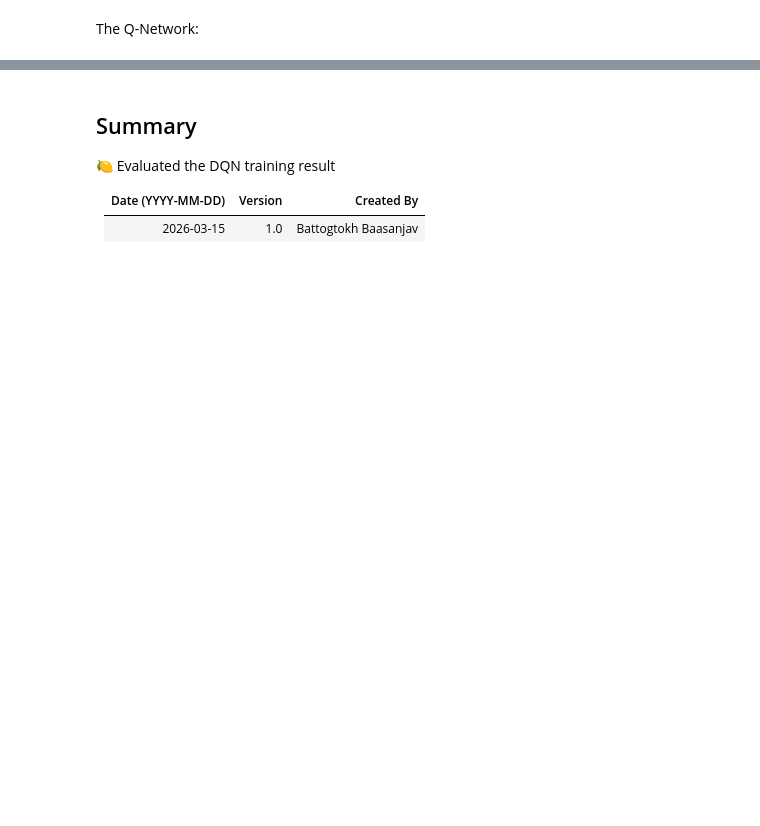
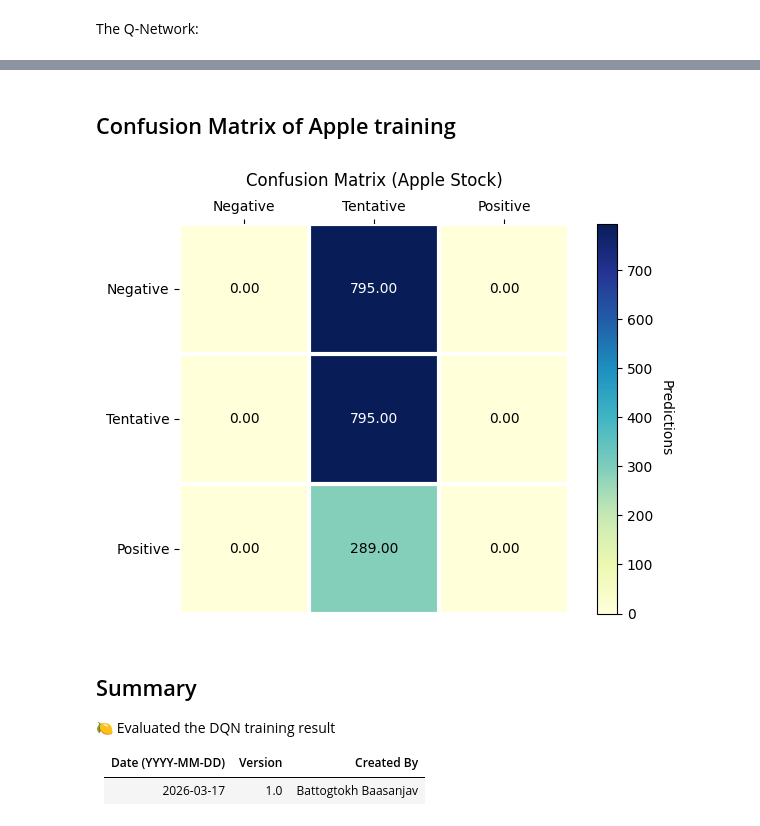
Before and after one commit to itoogii/Financial-AdvisorBot, a Jupyter notebook: reinforcement-learning/10_Backtesting.ipynb, the cells around one changed output, grey strips where cells are left out. Drawn from its saved outputs; the diff is of its cells as text; code cells hidden in the pictures; blank space fills up the shorter version.

```diff
--- a/reinforcement-learning/10_Backtesting.ipynb
+++ b/reinforcement-learning/10_Backtesting.ipynb
@@ -129,3 +237,54 @@ I will plot the apple price graph, and on top of that I will place markers in Gr
+# %% [markdown]
+## Confusion Matrix of Apple training
+# %%
+import numpy as np
+import matplotlib
+
+truth = ["Negative", "Tentative", "Positive"]
+prediction = ["Negative", "Tentative", "Positive"]
+
+truth_table = np.array([[true_negative, true_tentative, true_positive],
+                        [false_negative, true_tentative, false_positive],
+                        [false_negative, false_tentative, true_positive]])
+fig, ax = plt.subplots()
+im = ax.imshow(truth_table, cmap="YlGnBu")
+cbar = ax.figure.colorbar(im, ax=ax)
+cbar.ax.set_ylabel("Predictions", rotation=-90, va="bottom")
+
+
+ax.set_xticks(range(len(prediction)), labels=prediction,
+              ha="center", rotation_mode="anchor")
+ax.set_yticks(range(len(truth)), labels=truth)
+ax.tick_params(top=True, bottom=False,
+                labeltop=True, labelbottom=False)
+ax.spines[:].set_visible(False)
+
+ax.set_xticks(np.arange(len(prediction)+1)-.5, minor=True)
+ax.set_yticks(np.arange(len(truth)+1)-.5, minor=True)
+ax.grid(which="minor", color="w", linestyle='-', linewidth=3)
+ax.tick_params(which="minor", bottom=False, left=False)
+valfmt = matplotlib.ticker.StrMethodFormatter("{x:.2f}")
+data = im.get_array()
+threshold = im.norm(data.max())/2.
+# Set default alignment to center, but allow it to be
+    # overwritten by textkw.
+kw = dict(horizontalalignment="center",
+            verticalalignment="center")
+texts = []
+textcolors=("black", "white")
+for i in range(len(truth)):
+    for j in range(len(prediction)):
+        # text = ax.text(j, i, truth_table[i, j].round(4),
+        #                ha="center", va="center", color="w")
+        kw.update(color=textcolors[int(im.norm(data[i, j]) > threshold)])
+        text = im.axes.text(j, i, valfmt(data[i, j], None), **kw)
+        texts.append(text)
+
+ax.set_title("Confusion Matrix (Apple Stock)", pad=10)
+fig.tight_layout()
+plt.show()
+# %% [output]
+[figure, added]
 # %% [markdown]
 ## Summary
 🍋 Evaluated the DQN training result
@@ -133,4 +292,4 @@ I will plot the apple price graph, and on top of that I will place markers in Gr
 
 |Date (YYYY-MM-DD)|Version|Created By|
 |--|--|--|
-|2026-03-15|1.0|Battogtokh Baasanjav|
+|2026-03-17|1.0|Battogtokh Baasanjav|
```
Also changed, not shown: parts of 12 cells of this notebook, 2 other files.
